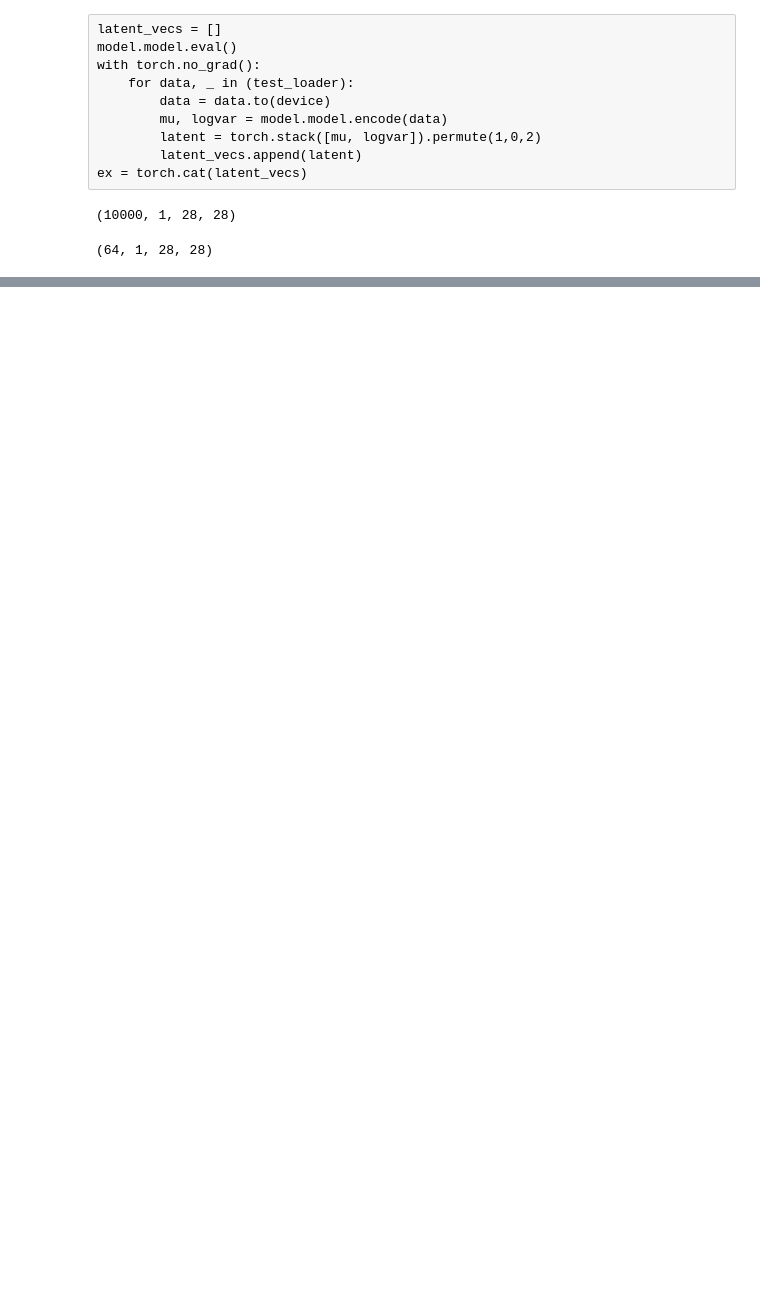
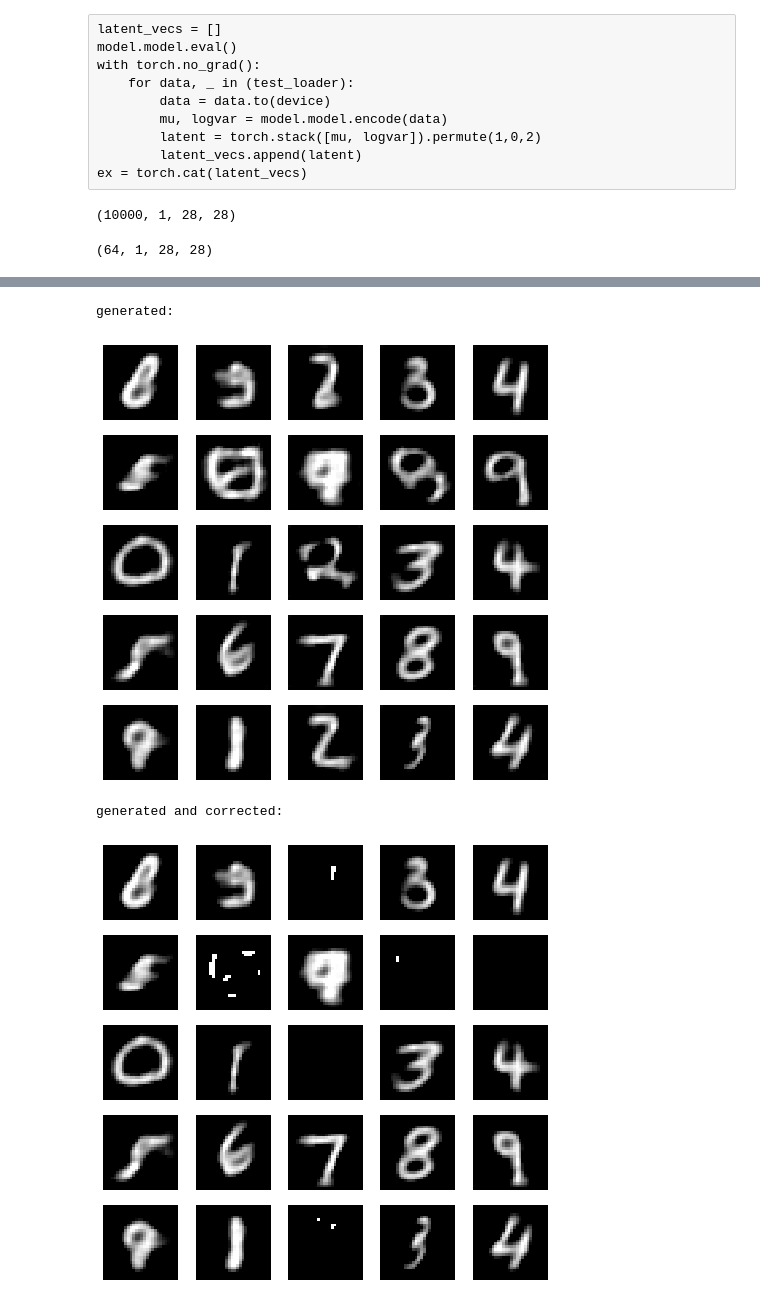
Before and after one commit to parthjshah95/mnist-generator, a Jupyter notebook: notebooks/vae.ipynb, the cells around one changed output, grey strips where cells are left out. Saved outputs shown, nothing was run; the diff lists cells and outputs as text; code cells hidden in the pictures; blank space fills up the shorter version.

```diff
--- a/notebooks/vae.ipynb
+++ b/notebooks/vae.ipynb
@@ -180,3 +211,35 @@ test dataset
 from torchvision.utils import save_image
 
 save_image(dr[:25], "vae.png", nrow=5, normalize=True)
+# %%
+def sharpen(pixel, slope=1.05):
+    assert slope >= 1
+    c = (1 - slope) / 2
+    return min(max(slope*pixel + c, 0), 1)
+# %%
+print("generated:")
+fig=plt.figure(figsize=(8, 8))
+for i in range(1, columns*rows +1):
+    img = dr[i-1, 0].reshape([28,28])
+    img = img.cpu().numpy()
+    fig.add_subplot(rows, columns, i)
+    plt.imshow(img, cmap='gray')
+    plt.axis('off')
+# plt.savefig("test.png", bbox_inches='tight')
+plt.show()
+
+print("generated and corrected:")
+fig=plt.figure(figsize=(8, 8))
+for i in range(1, columns*rows +1):
+    img = dr[i-1, 0].cpu().numpy().reshape([28,28])
+    img = np.vectorize(sharpen)(img)
+    fig.add_subplot(rows, columns, i)
+    plt.imshow(img, cmap='gray')
+    plt.axis('off')
+# plt.savefig("test.png", bbox_inches='tight')
+plt.show()
+# %% [output]
+generated:
+[figure, added]
+generated and corrected:
+[figure, added]
```
Also changed, not shown: parts of 11 cells of this notebook, 3 other files.
